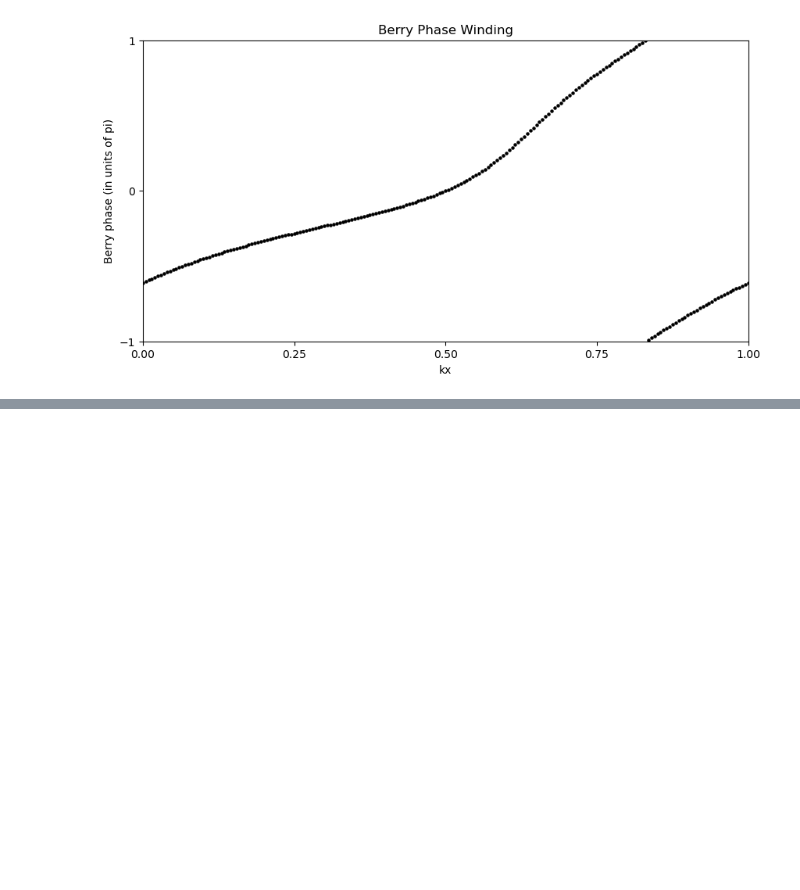
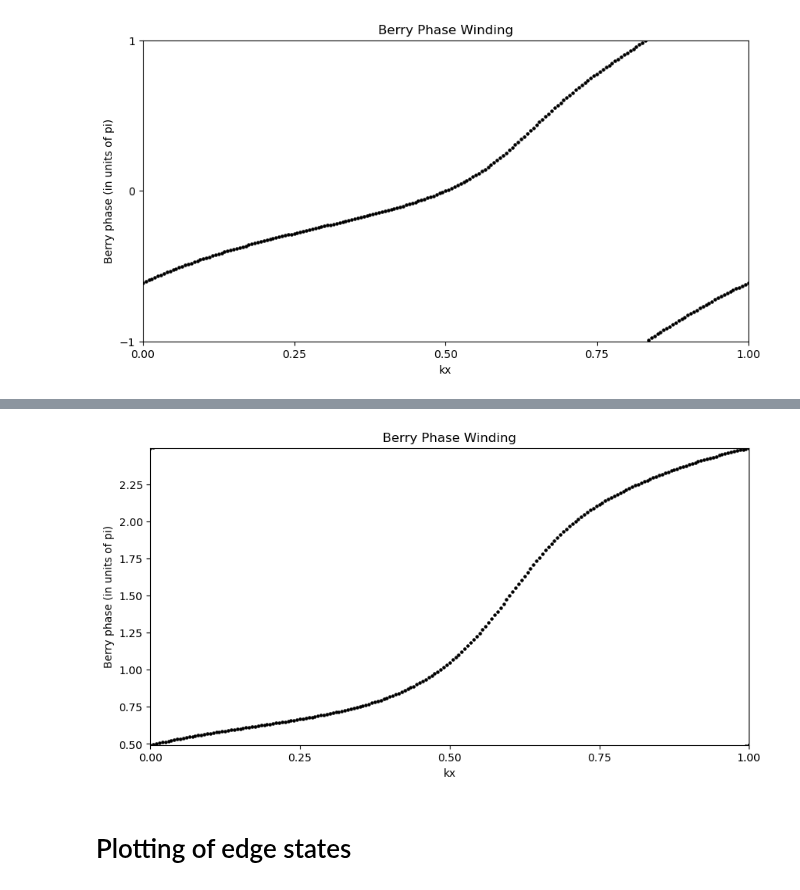
Before and after one commit to AliGhorashiCMT/8.511-Notes-and-Code, a Jupyter notebook: Topology/Haldane.ipynb, the cells around one changed output, grey strips where cells are left out. Cells and saved outputs as stored; diff of their text form; code cells hidden in the pictures; blank space fills up the shorter version.

```diff
--- a/Topology/Haldane.ipynb
+++ b/Topology/Haldane.ipynb
@@ -178,0 +248,16 @@ plt.ylabel("Berry phase (in units of pi)");
+# %%
+plt.figure(figsize=(10, 5))
+plt.scatter(np.linspace(0, 1, N1+1), -berry_phases/np.pi, s=5, color="black")
+plt.scatter(np.linspace(0, 1, N1+1), -berry_phases/np.pi+2, s=5, color="black")
+
+plt.xlim(0, 1);
+plt.ylim(-berry_phases[0]/np.pi, -berry_phases[0]/np.pi+2);
+plt.xticks([0, 0.25, 0.5, 0.75, 1]);
+#plt.yticks([-1, 0, 1]);
+plt.title("Berry Phase Winding")
+plt.xlabel("kx")
+plt.ylabel("Berry phase (in units of pi)");
+# %% [output]
+[figure, added]
+# %% [markdown]
+# Plotting of edge states
```
Also changed, not shown: parts of 12 cells of this notebook.
